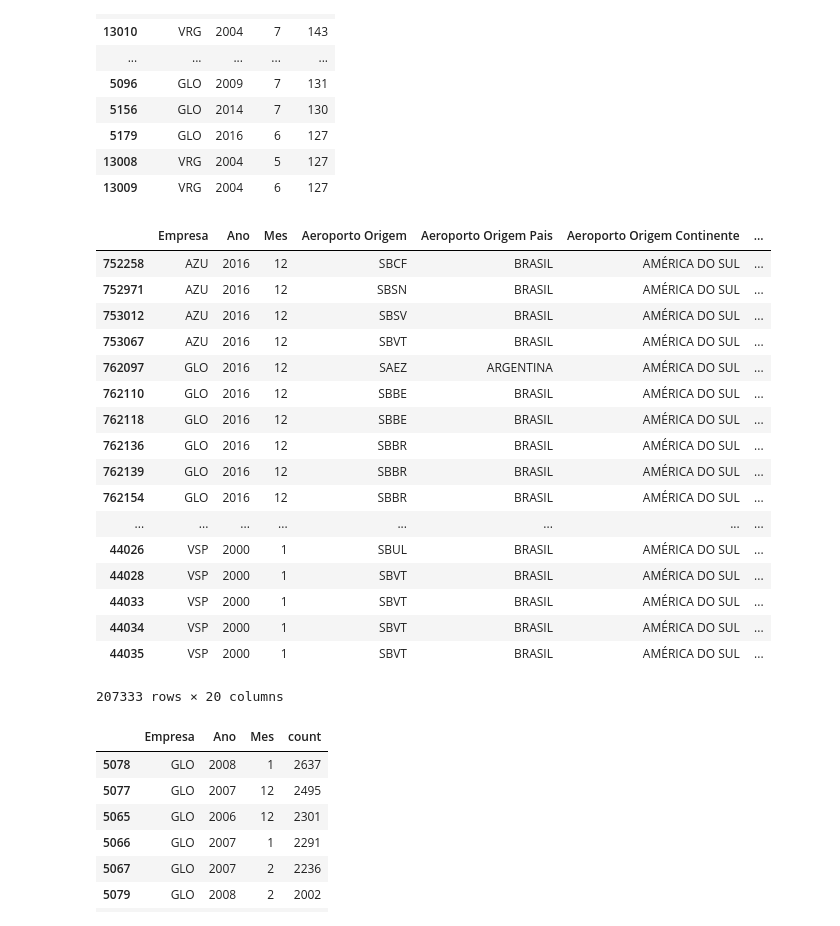
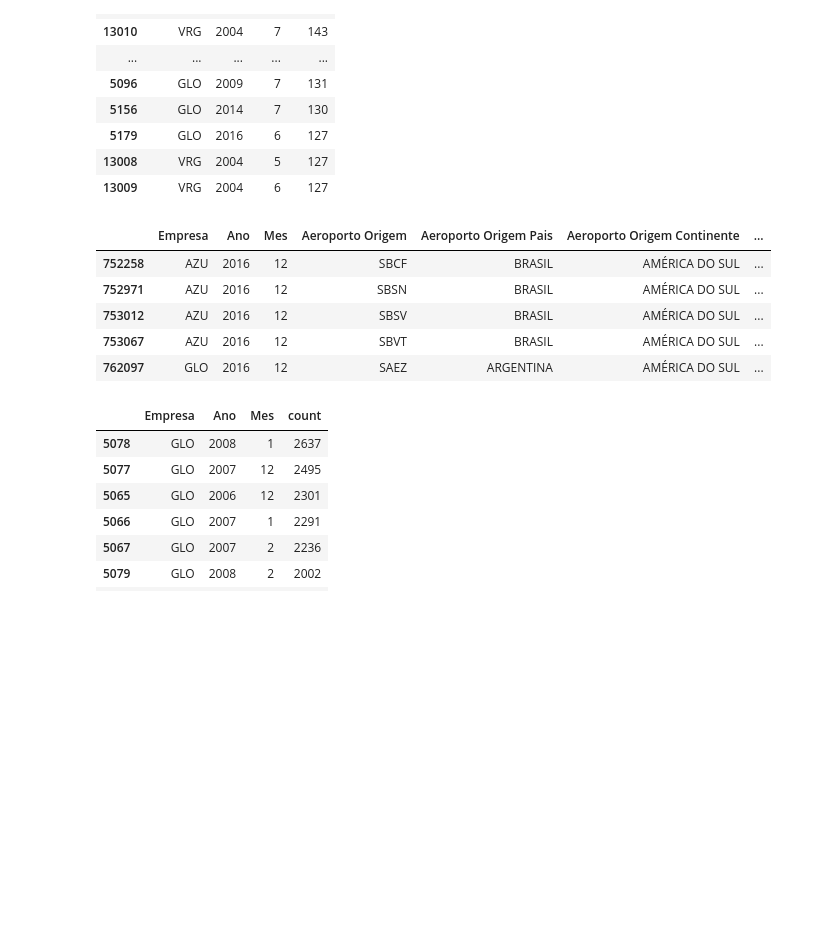
Before and after one commit to RafaelYamagata/TG-ITA, a Jupyter notebook: 02 - Data Prep.ipynb, the cells around one changed output. Saved outputs shown, nothing was run; the diff lists cells and outputs as text; code cells hidden in the pictures; blank space fills up the shorter version.

```diff
--- a/02 - Data Prep.ipynb
+++ b/02 - Data Prep.ipynb
@@ -97,26 +85,14 @@ flights_without_passanger[flights_without_passanger['count'] > 0].nlargest(20, '
 | 13008 | VRG | 2004 | 5 | 127 |
 | 13009 | VRG | 2004 | 6 | 127 |
 # %%
-flights[flights['Assentos'].isnull()].sort_values(['Ano', 'Mes'], ascending=False)
+flights[flights['Assentos'].isnull()].sort_values(['Ano', 'Mes'], ascending=False).head()
 # %% [output]
 |  | Empresa | Ano | Mes | Aeroporto Origem | Aeroporto Origem Pais | Aeroporto Origem Continente | ... |
 | 752258 | AZU | 2016 | 12 | SBCF | BRASIL | AMÉRICA DO SUL | ... |
 | 752971 | AZU | 2016 | 12 | SBSN | BRASIL | AMÉRICA DO SUL | ... |
 | 753012 | AZU | 2016 | 12 | SBSV | BRASIL | AMÉRICA DO SUL | ... |
 | 753067 | AZU | 2016 | 12 | SBVT | BRASIL | AMÉRICA DO SUL | ... |
 | 762097 | GLO | 2016 | 12 | SAEZ | ARGENTINA | AMÉRICA DO SUL | ... |
-| 762110 | GLO | 2016 | 12 | SBBE | BRASIL | AMÉRICA DO SUL | ... |
-| 762118 | GLO | 2016 | 12 | SBBE | BRASIL | AMÉRICA DO SUL | ... |
-| 762136 | GLO | 2016 | 12 | SBBR | BRASIL | AMÉRICA DO SUL | ... |
-| 762139 | GLO | 2016 | 12 | SBBR | BRASIL | AMÉRICA DO SUL | ... |
-| 762154 | GLO | 2016 | 12 | SBBR | BRASIL | AMÉRICA DO SUL | ... |
-| ... | ... | ... | ... | ... | ... | ... | ... |
-| 44026 | VSP | 2000 | 1 | SBUL | BRASIL | AMÉRICA DO SUL | ... |
-| 44028 | VSP | 2000 | 1 | SBVT | BRASIL | AMÉRICA DO SUL | ... |
-| 44033 | VSP | 2000 | 1 | SBVT | BRASIL | AMÉRICA DO SUL | ... |
-| 44034 | VSP | 2000 | 1 | SBVT | BRASIL | AMÉRICA DO SUL | ... |
-| 44035 | VSP | 2000 | 1 | SBVT | BRASIL | AMÉRICA DO SUL | ... |
-207333 rows × 20 columns
 # %%
 flights_without_passanger = flights['Assentos'].isnull().groupby([flights['Empresa'], flights['Ano'], flights['Mes']]).sum().astype(int).reset_index(name='count')
 flights_without_passanger[flights_without_passanger['count'] > 0].nlargest(20, 'count')
```
Also changed, not shown: parts of 6 cells of this notebook.
